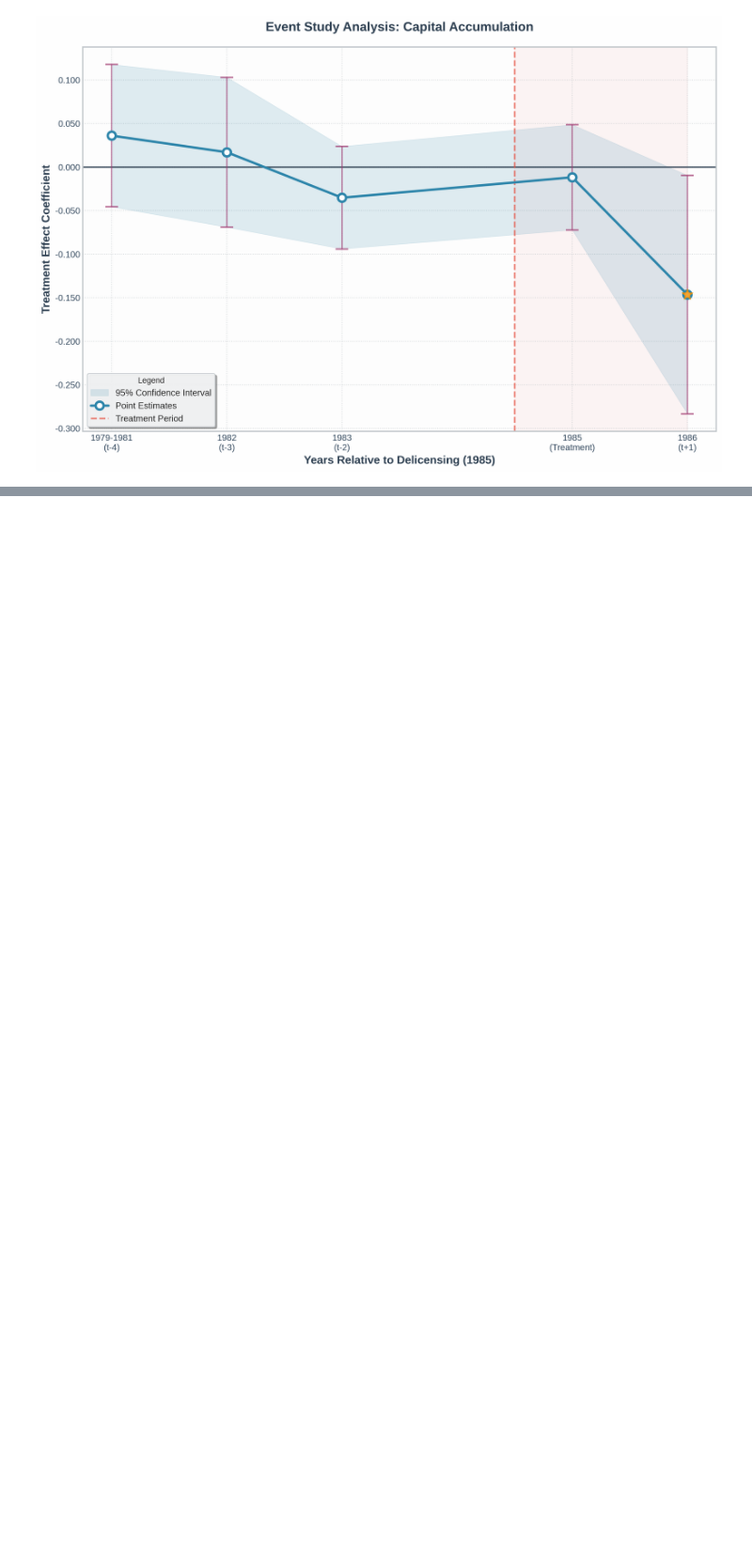
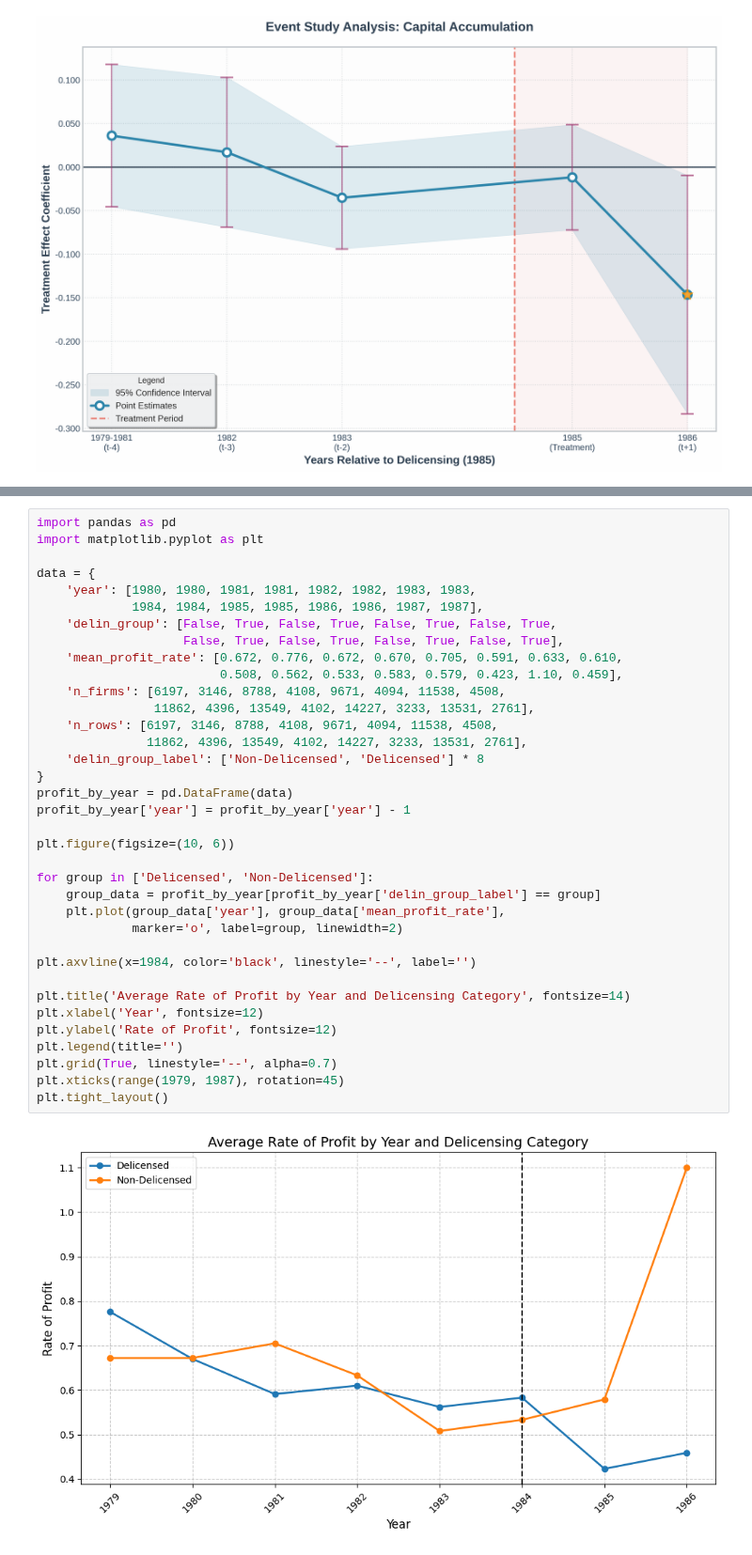
Before and after one commit to kabeerbora/1980s_delin, a Jupyter notebook: visualizations_delin.ipynb, the cells around one changed output, grey strips where cells are left out. Shown at 94% size. Drawn from its saved outputs; the diff is of its cells as text; blank space fills up the shorter version.

```diff
--- a/visualizations_delin.ipynb
+++ b/visualizations_delin.ipynb
@@ -78,0 +259,38 @@ plt.show()
+# %%
+import pandas as pd
+import matplotlib.pyplot as plt
+
+data = {
+    'year': [1980, 1980, 1981, 1981, 1982, 1982, 1983, 1983,
+             1984, 1984, 1985, 1985, 1986, 1986, 1987, 1987],
+    'delin_group': [False, True, False, True, False, True, False, True,
+                    False, True, False, True, False, True, False, True],
+    'mean_profit_rate': [0.672, 0.776, 0.672, 0.670, 0.705, 0.591, 0.633, 0.610,
+                         0.508, 0.562, 0.533, 0.583, 0.579, 0.423, 1.10, 0.459],
+    'n_firms': [6197, 3146, 8788, 4108, 9671, 4094, 11538, 4508,
+                11862, 4396, 13549, 4102, 14227, 3233, 13531, 2761],
+    'n_rows': [6197, 3146, 8788, 4108, 9671, 4094, 11538, 4508,
+               11862, 4396, 13549, 4102, 14227, 3233, 13531, 2761],
+    'delin_group_label': ['Non-Delicensed', 'Delicensed'] * 8
+}
+profit_by_year = pd.DataFrame(data)
+profit_by_year['year'] = profit_by_year['year'] - 1
+
+plt.figure(figsize=(10, 6))
+
+for group in ['Delicensed', 'Non-Delicensed']:
+    group_data = profit_by_year[profit_by_year['delin_group_label'] == group]
+    plt.plot(group_data['year'], group_data['mean_profit_rate'],
+             marker='o', label=group, linewidth=2)
+
+plt.axvline(x=1984, color='black', linestyle='--', label='')
+
+plt.title('Average Rate of Profit by Year and Delicensing Category', fontsize=14)
+plt.xlabel('Year', fontsize=12)
+plt.ylabel('Rate of Profit', fontsize=12)
+plt.legend(title='')
+plt.grid(True, linestyle='--', alpha=0.7)
+plt.xticks(range(1979, 1987), rotation=45)
+plt.tight_layout()
+# %% [output]
+[figure, added]
```
Also changed, not shown: parts of 3 cells of this notebook.
